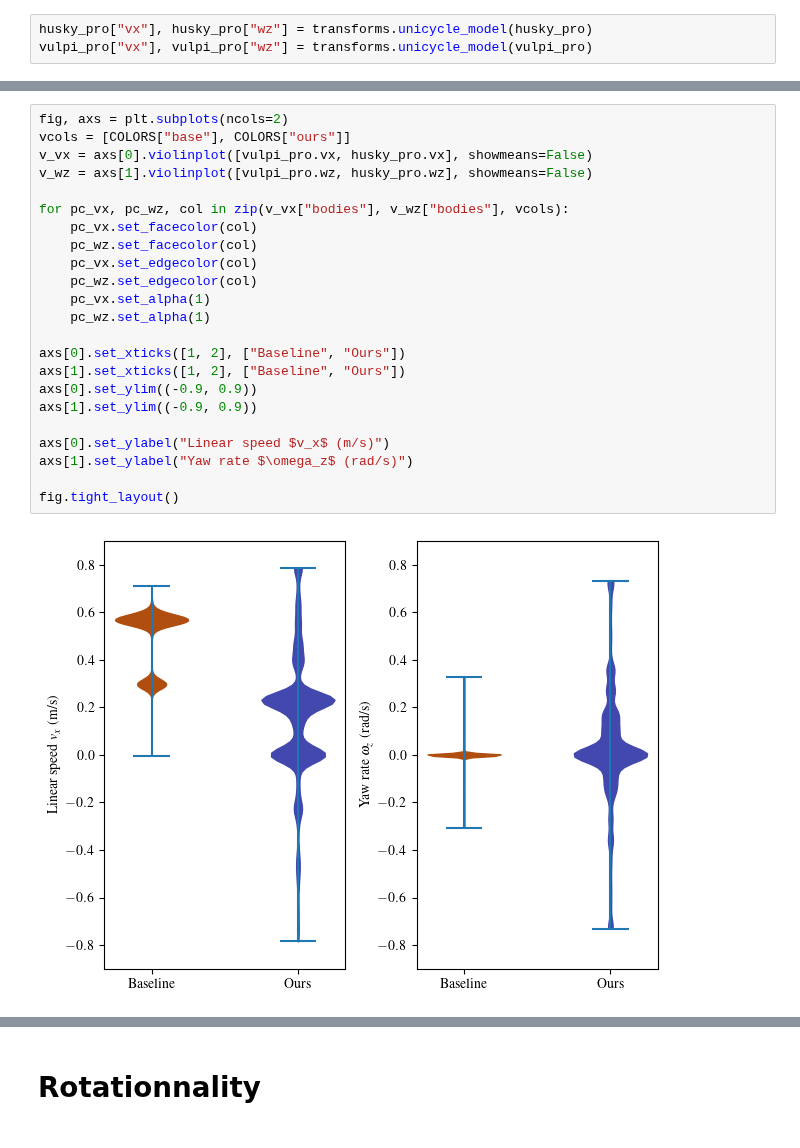
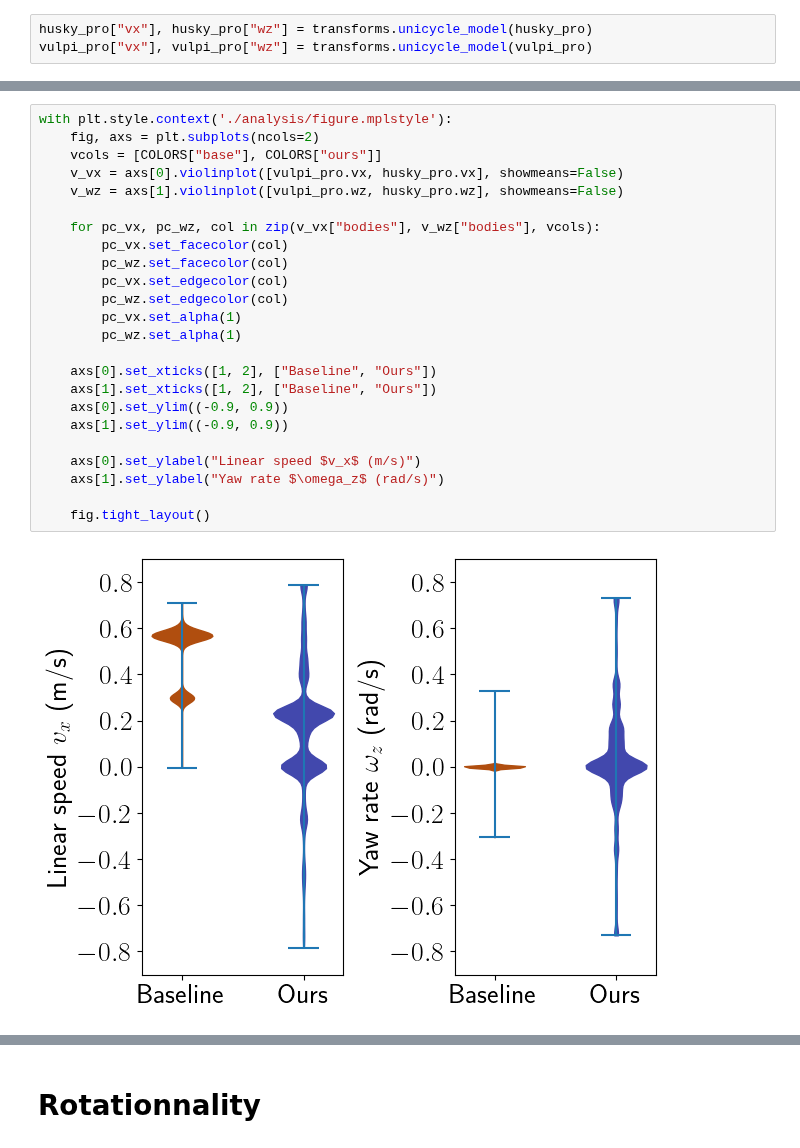
Before and after one commit to norlab-ulaval/BorealTC, a Jupyter notebook: analysis/dataset-stats.ipynb, the cells around one changed output, grey strips where cells are left out. Cells and saved outputs as stored; diff of their text form.

Commit message:
Figure style

```diff
--- a/analysis/dataset-stats.ipynb
+++ b/analysis/dataset-stats.ipynb
@@ -107,26 +97,27 @@ pd.DataFrame.from_dict(descriptions, orient="index")
 # %%
-fig, axs = plt.subplots(ncols=2)
-vcols = [COLORS["base"], COLORS["ours"]]
-v_vx = axs[0].violinplot([vulpi_pro.vx, husky_pro.vx], showmeans=False)
-v_wz = axs[1].violinplot([vulpi_pro.wz, husky_pro.wz], showmeans=False)
+with plt.style.context('./analysis/figure.mplstyle'):
+    fig, axs = plt.subplots(ncols=2)
+    vcols = [COLORS["base"], COLORS["ours"]]
+    v_vx = axs[0].violinplot([vulpi_pro.vx, husky_pro.vx], showmeans=False)
+    v_wz = axs[1].violinplot([vulpi_pro.wz, husky_pro.wz], showmeans=False)
 
-for pc_vx, pc_wz, col in zip(v_vx["bodies"], v_wz["bodies"], vcols):
-    pc_vx.set_facecolor(col)
-    pc_wz.set_facecolor(col)
-    pc_vx.set_edgecolor(col)
-    pc_wz.set_edgecolor(col)
-    pc_vx.set_alpha(1)
-    pc_wz.set_alpha(1)
+    for pc_vx, pc_wz, col in zip(v_vx["bodies"], v_wz["bodies"], vcols):
+        pc_vx.set_facecolor(col)
+        pc_wz.set_facecolor(col)
+        pc_vx.set_edgecolor(col)
+        pc_wz.set_edgecolor(col)
+        pc_vx.set_alpha(1)
+        pc_wz.set_alpha(1)
 
-axs[0].set_xticks([1, 2], ["Baseline", "Ours"])
-axs[1].set_xticks([1, 2], ["Baseline", "Ours"])
-axs[0].set_ylim((-0.9, 0.9))
-axs[1].set_ylim((-0.9, 0.9))
+    axs[0].set_xticks([1, 2], ["Baseline", "Ours"])
+    axs[1].set_xticks([1, 2], ["Baseline", "Ours"])
+    axs[0].set_ylim((-0.9, 0.9))
+    axs[1].set_ylim((-0.9, 0.9))
 
-axs[0].set_ylabel("Linear speed $v_x$ (m/s)")
-axs[1].set_ylabel("Yaw rate $\omega_z$ (rad/s)")
+    axs[0].set_ylabel("Linear speed $v_x$ (m/s)")
+    axs[1].set_ylabel("Yaw rate $\omega_z$ (rad/s)")
 
-fig.tight_layout()
+    fig.tight_layout()
 # %% [output]
-[figure, old version]
+[figure, new version]
 # %%
```
Also changed, not shown: parts of 4 cells of this notebook, 2 other files.
